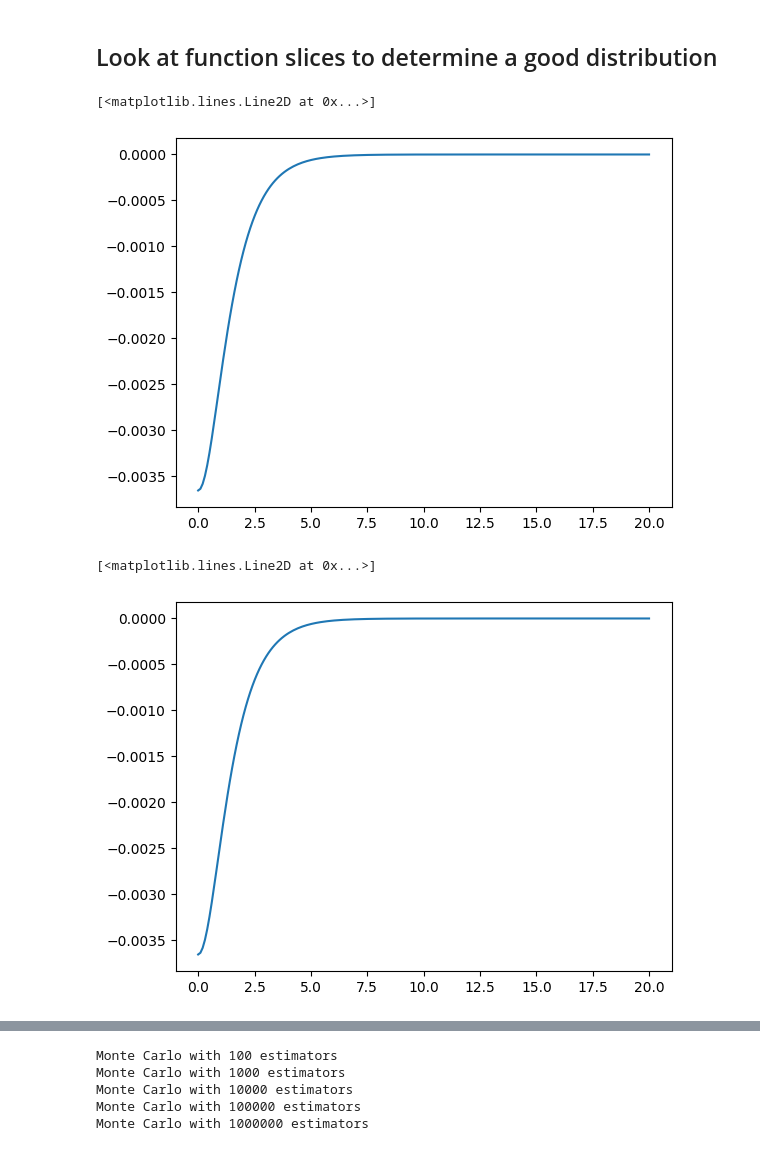
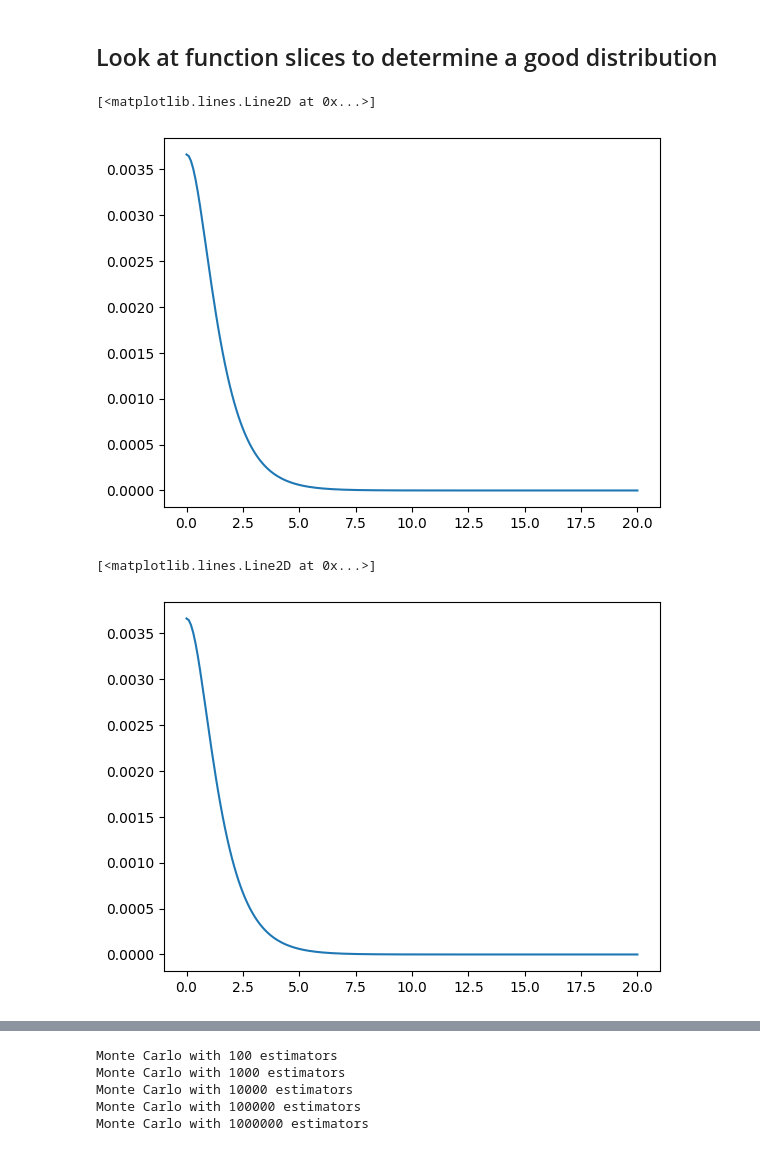
Before and after one commit to P-mandevillei/chem-4050-5050, a Jupyter notebook: hw5/homework-5-1/monte_carlo.ipynb, the cells around one changed output, grey strips where cells are left out. Drawn from its saved outputs; the diff is of its cells as text; code cells hidden in the pictures.

```diff
--- a/hw5/homework-5-1/monte_carlo.ipynb
+++ b/hw5/homework-5-1/monte_carlo.ipynb
@@ -44,23 +44,23 @@ The estimation quickly came close to the actual value when $n$ is increased from
 # %%
 x = np.linspace(0, 20, 200)
 y = np.zeros(len(x))
 z = np.zeros(len(x))
 sep = 2
 overlap = psi_2p_z(x, y, z+sep/2)*psi_2p_z(x, y, z-sep/2)
-plt.plot(x, overlap)
+plt.plot(x, np.abs(overlap))
 # %% [output]
 [<matplotlib.lines.Line2D at 0x...>]
-[figure, old version]
+[figure, new version]
 # %%
 y = np.linspace(0, 20, 200)
 x = np.zeros(len(y))
 z = np.zeros(len(y))
 sep = 2
 overlap = psi_2p_z(x, y, z+sep/2)*psi_2p_z(x, y, z-sep/2)
-plt.plot(y, overlap)
+plt.plot(y, np.abs(overlap))
 # %% [output]
 [<matplotlib.lines.Line2D at 0x...>]
-[figure, old version]
+[figure, new version]
 # %%
 z = np.linspace(0, 20, 200)
 x = np.zeros(len(z))
```
Also changed, not shown: parts of 15 cells of this notebook, 4 other files.
